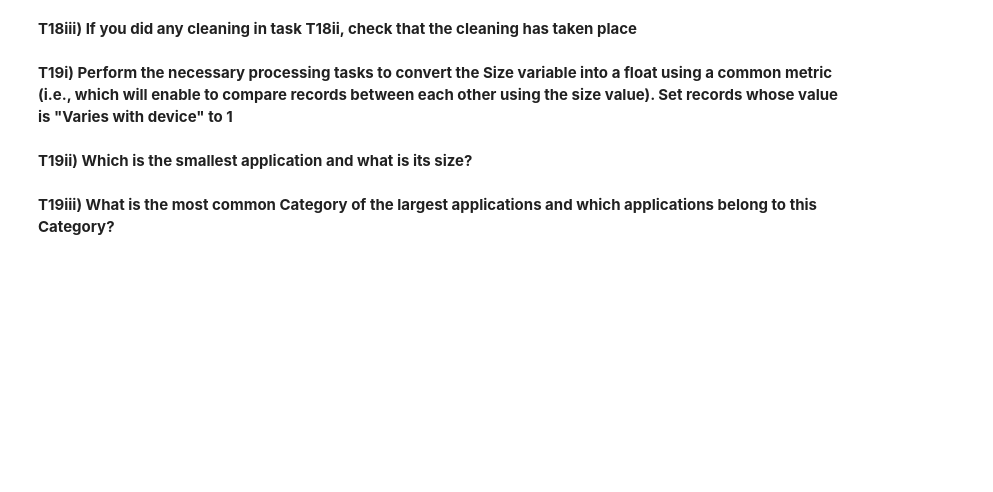
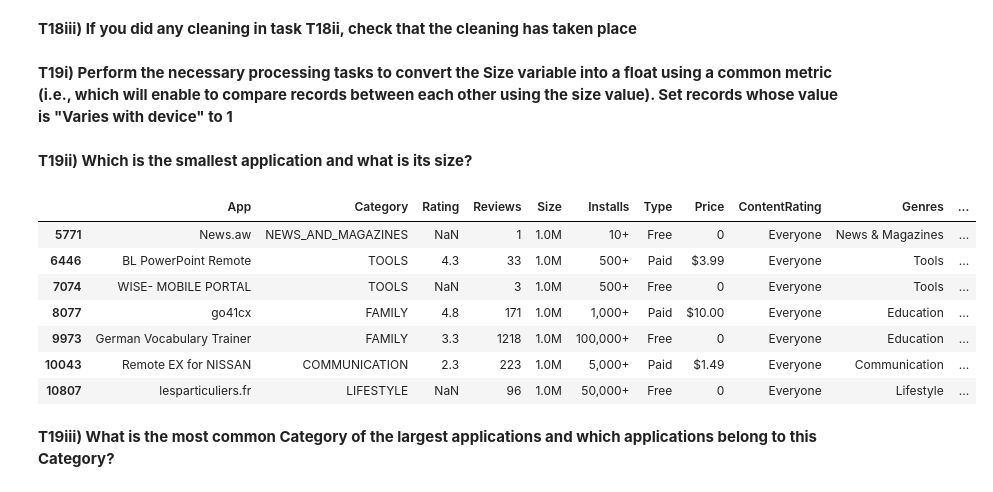
Before and after one commit to harshonyou/DAT1, a Jupyter notebook: practical_5/DAT1-Practical5-Questions.ipynb, the cells around one changed output. Drawn from its saved outputs; the diff is of its cells as text; code cells hidden in the pictures; blank space fills up the shorter version.

```diff
--- a/practical_5/DAT1-Practical5-Questions.ipynb
+++ b/practical_5/DAT1-Practical5-Questions.ipynb
@@ -339,6 +407,16 @@ Name: Price, Length: 9659, dtype: float64
 **T19ii) Which is the smallest application and what is its size?**
 # %%
 #Write your answer here
+_df[_df.Size == _df.Size.min()]
+# %% [output]
+|  | App | Category | Rating | Reviews | Size | Installs | Type | Price | ContentRating | Genres | ... |
+| 5771 | News.aw | NEWS_AND_MAGAZINES | NaN | 1 | 1.0M | 10+ | Free | 0 | Everyone | News & Magazines | ... |
+| 6446 | BL PowerPoint Remote | TOOLS | 4.3 | 33 | 1.0M | 500+ | Paid | $3.99 | Everyone | Tools | ... |
+| 7074 | WISE- MOBILE PORTAL | TOOLS | NaN | 3 | 1.0M | 500+ | Free | 0 | Everyone | Tools | ... |
+| 8077 | go41cx | FAMILY | 4.8 | 171 | 1.0M | 1,000+ | Paid | $10.00 | Everyone | Education | ... |
+| 9973 | German Vocabulary Trainer | FAMILY | 3.3 | 1218 | 1.0M | 100,000+ | Free | 0 | Everyone | Education | ... |
+| 10043 | Remote EX for NISSAN | COMMUNICATION | 2.3 | 223 | 1.0M | 5,000+ | Paid | $1.49 | Everyone | Communication | ... |
+| 10807 | lesparticuliers.fr | LIFESTYLE | NaN | 96 | 1.0M | 50,000+ | Free | 0 | Everyone | Lifestyle | ... |
 # %% [markdown]
 **T19iii) What is the most common Category of the largest applications and which applications belong to this Category?**
 # %%
```
Also changed, not shown: parts of 10 cells of this notebook.
